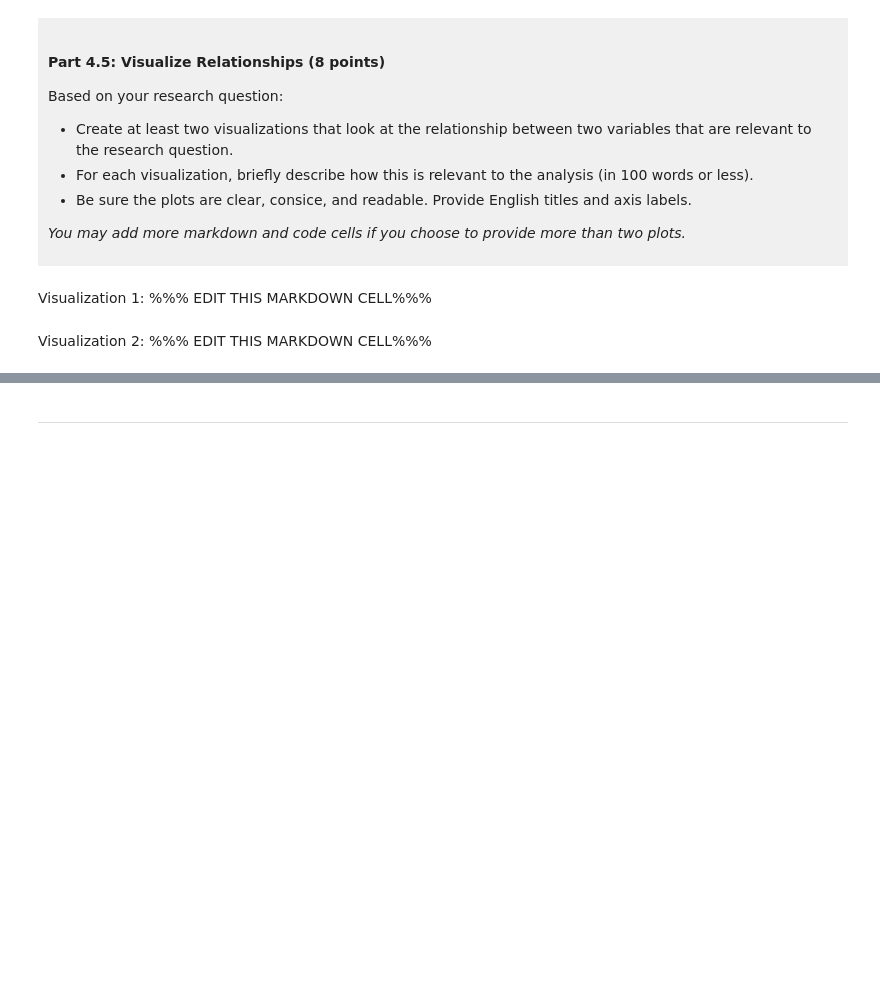
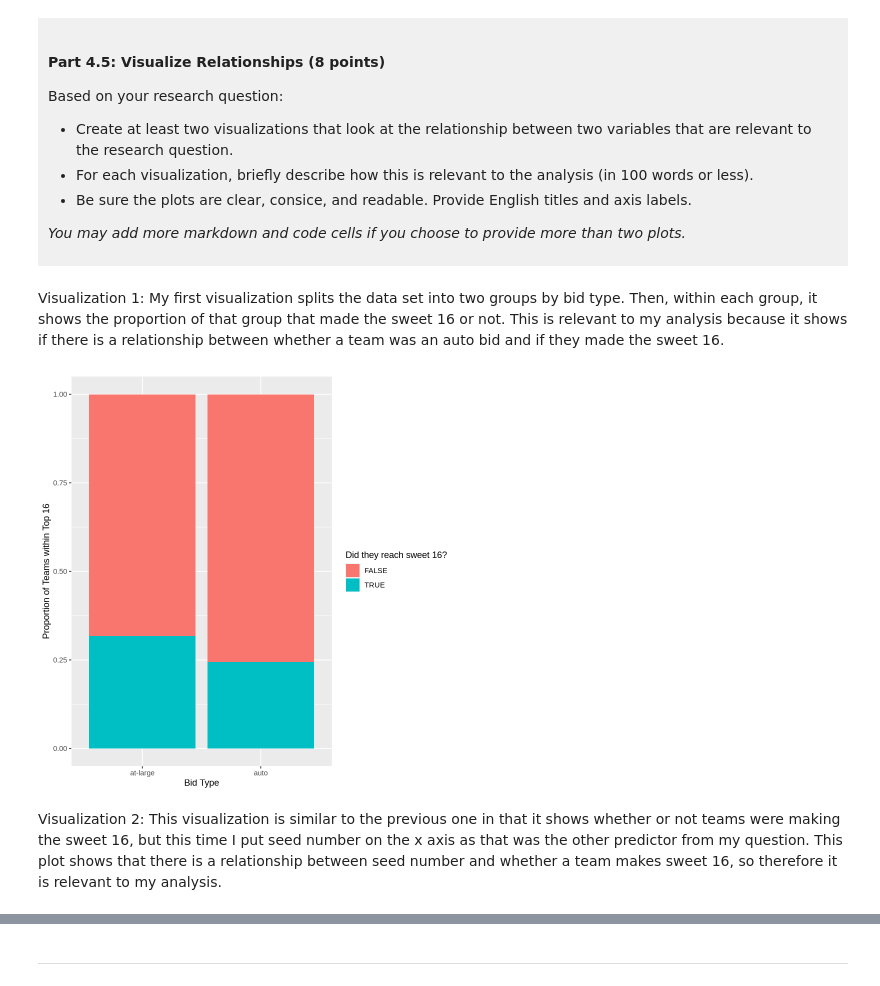
Before and after one commit to sofiesanderson/dsci-100-project-sofie-sanderson, a Jupyter notebook: dsci-100-project-notebook.ipynb, the cells around one changed output, grey strips where cells are left out. Saved outputs shown, nothing was run; the diff lists cells and outputs as text; code cells hidden in the pictures; blank space fills up the shorter version.

```diff
--- a/dsci-100-project-notebook.ipynb
+++ b/dsci-100-project-notebook.ipynb
@@ -311,9 +385,14 @@ Based on your research question:
 *You may add more markdown and code cells if you choose to provide more than two plots.*
 </div>
 # %% [markdown]
-Visualization 1: %%% EDIT THIS MARKDOWN CELL%%%
+Visualization 1: My first visualization splits the data set into two groups by bid type. Then, within each group, it shows the proportion of that group that made the sweet 16 or not. This is relevant to my analysis because it shows if there is a relationship between whether a team was an auto bid and if they made the sweet 16.
 # %%
-### EDIT THIS CODE CELL FOR VISUALIZATION 1###
+bid_sweet_plot <- ggplot(basketball_tidy, aes(x = bid, fill = made_top_16))+
+    geom_bar(position = 'fill')+
+    labs(x = 'Bid Type', y = 'Proportion of Teams within Top 16', fill = 'Did they reach sweet 16?')
+bid_sweet_plot
+# %% [output]
+[figure, added]
 # %% [markdown]
-Visualization 2: %%% EDIT THIS MARKDOWN CELL%%%
+Visualization 2: This visualization is similar to the previous one in that it shows whether or not teams were making the sweet 16, but this time I put seed number on the x axis as that was the other predictor from my question. This plot shows that there is a relationship between seed number and whether a team makes sweet 16, so therefore it is relevant to my analysis.
 # %%
```
Also changed, not shown: parts of 9 cells of this notebook.
